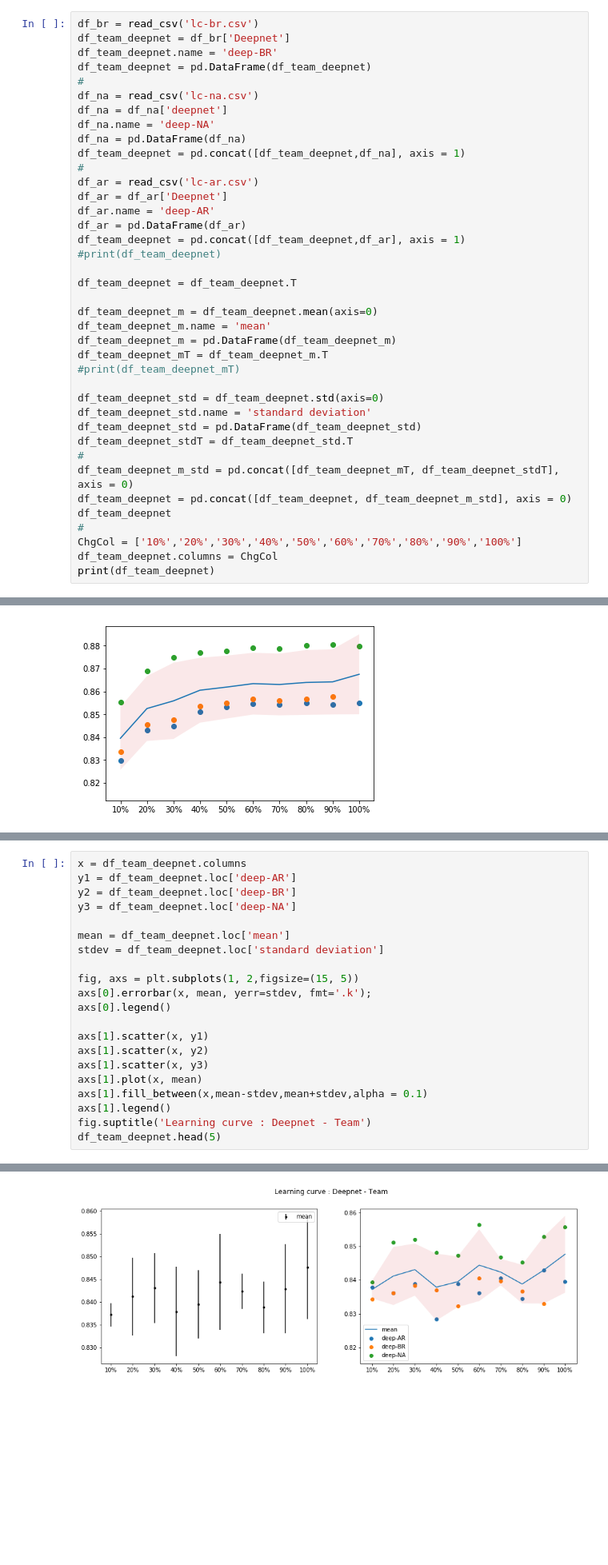
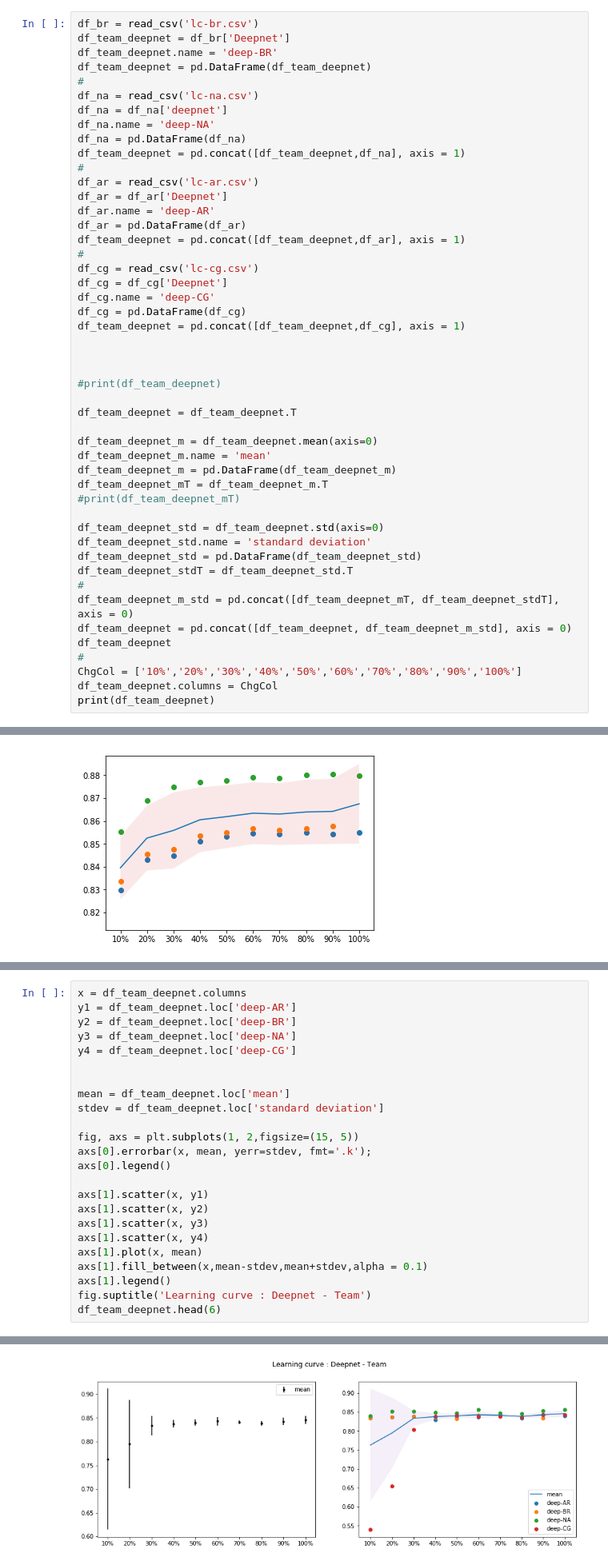
Before and after one commit to Arorazafin/GiveMeSomeCredit, a Jupyter notebook: 06-Learning-curve-team.ipynb, the cells around one changed output, grey strips where cells are left out. Shown: that part at 80% size. Saved outputs shown, nothing was run; the diff lists cells and outputs as text; blank space fills up the shorter version.

```diff
--- a/06-Learning-curve-team.ipynb
+++ b/06-Learning-curve-team.ipynb
@@ -177,6 +209,15 @@ df_ar = df_ar['Deepnet']
 df_ar.name = 'deep-AR'
 df_ar = pd.DataFrame(df_ar)
 df_team_deepnet = pd.concat([df_team_deepnet,df_ar], axis = 1)
+#
+df_cg = read_csv('lc-cg.csv')
+df_cg = df_cg['Deepnet']
+df_cg.name = 'deep-CG'
+df_cg = pd.DataFrame(df_cg)
+df_team_deepnet = pd.concat([df_team_deepnet,df_cg], axis = 1)
+
+
+
 #print(df_team_deepnet)
 
 df_team_deepnet = df_team_deepnet.T
@@ -296,6 +343,8 @@ x = df_team_deepnet.columns
 y1 = df_team_deepnet.loc['deep-AR']
 y2 = df_team_deepnet.loc['deep-BR']
 y3 = df_team_deepnet.loc['deep-NA']
+y4 = df_team_deepnet.loc['deep-CG']
+
 
 mean = df_team_deepnet.loc['mean']
 stdev = df_team_deepnet.loc['standard deviation']
@@ -307,11 +356,12 @@ axs[0].legend()
 axs[1].scatter(x, y1)
 axs[1].scatter(x, y2)
 axs[1].scatter(x, y3)
+axs[1].scatter(x, y4)
 axs[1].plot(x, mean)
 axs[1].fill_between(x,mean-stdev,mean+stdev,alpha = 0.1)
 axs[1].legend()
 fig.suptitle('Learning curve : Deepnet - Team')
-df_team_deepnet.head(5)
+df_team_deepnet.head(6)
 # %% [output]
 |  | 10% | 20% | 30% | 40% | 50% | 60% | 70% | 80% | 90% | 100% |
 | deep-BR | 0.834340 | 0.836230 | 0.838330 | 0.837030 | 0.832340 | 0.840620 | 0.839620 | 0.836720 | 0.833050 | NaN |
@@ -322 +373 @@ df_team_deepnet.head(5)
-[figure, old version]
+[figure, new version]
```
Also changed, not shown: parts of 10 cells of this notebook.
